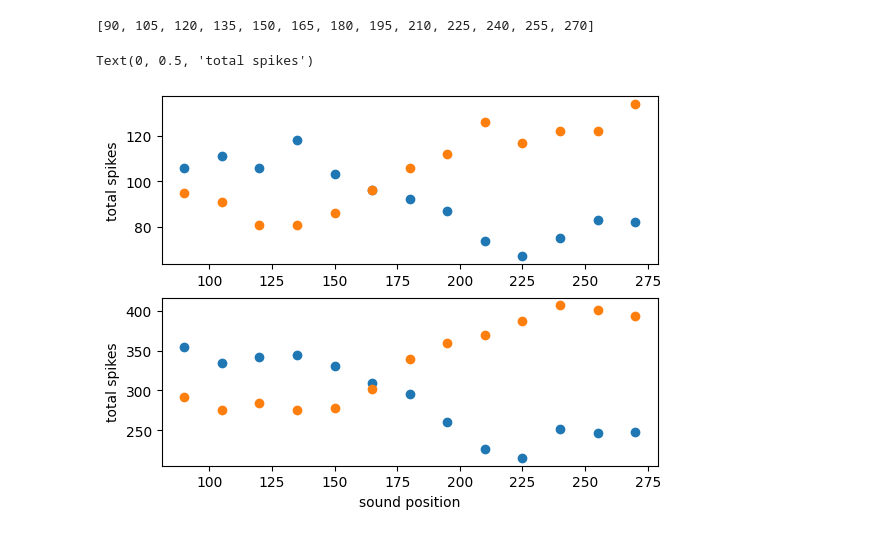
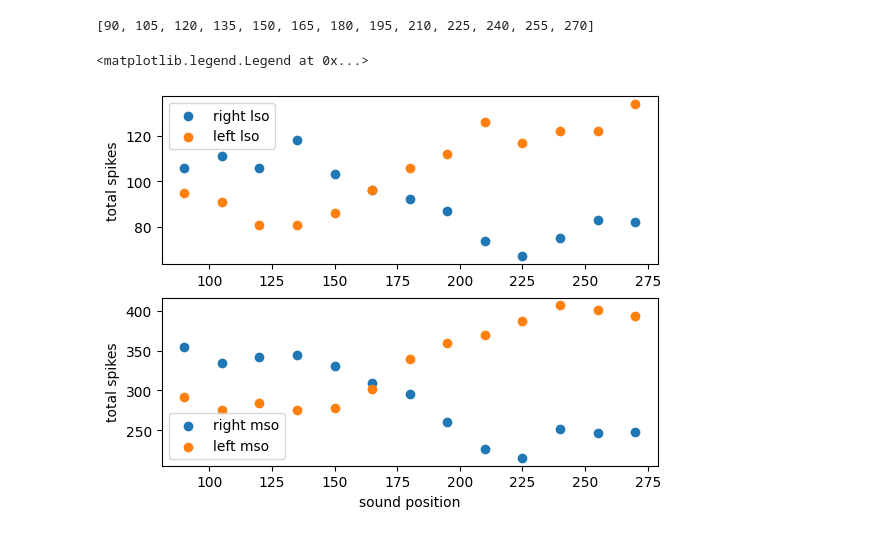
Before and after one commit to pollomarzo/polithesis, a Jupyter notebook: code/test.ipynb, the cells around one changed output. Drawn from its saved outputs; the diff is of its cells as text; code cells hidden in the pictures.

Commit message:
added legends

```diff
--- a/code/test.ipynb
+++ b/code/test.ipynb
@@ -24,19 +24,20 @@ angles
 # %%
 fig, [lso, mso] = plt.subplots(2, 1)
 
-lso.scatter(angles, arr_n_spikes_r_lso)
+lso.scatter(angles, arr_n_spikes_r_lso, label="right lso")
 # lso.plot(np.arange(200), interp_r_lso(np.arange(200)), 'c')
-lso.scatter(angles, arr_n_spikes_l_lso)
+lso.scatter(angles, arr_n_spikes_l_lso, label="left lso")
 # lso.plot(np.arange(200), interp_l_lso(np.arange(200)), 'orange')
 lso.set_ylabel("total spikes")
+lso.legend()
 
-
-mso.scatter(angles, arr_n_spikes_r_mso)
+mso.scatter(angles, arr_n_spikes_r_mso, label="right mso")
 # mso.plot(np.arange(200), interp_r_mso(np.arange(200)), 'c')
-mso.scatter(angles, arr_n_spikes_l_mso)
+mso.scatter(angles, arr_n_spikes_l_mso, label="left mso")
 # mso.plot(np.arange(200), interp_l_mso(np.arange(200)), 'orange')
 mso.set_xlabel("sound position")
 mso.set_ylabel("total spikes")
+mso.legend()
 # %% [output]
-Text(0, 0.5, 'total spikes')
+<matplotlib.legend.Legend at 0x...>
-[figure, old version]
+[figure, new version]
```
Also changed, not shown: parts of 1 cell of this notebook.
